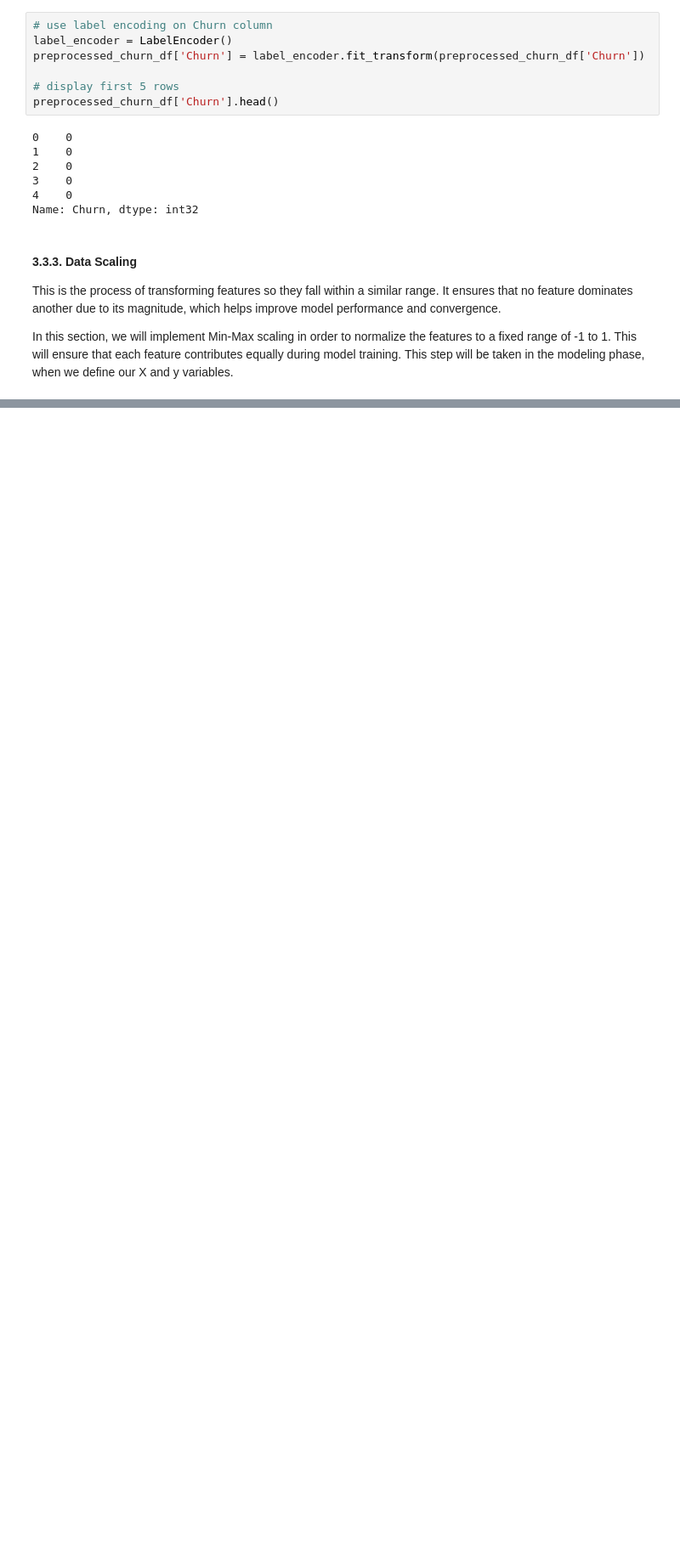
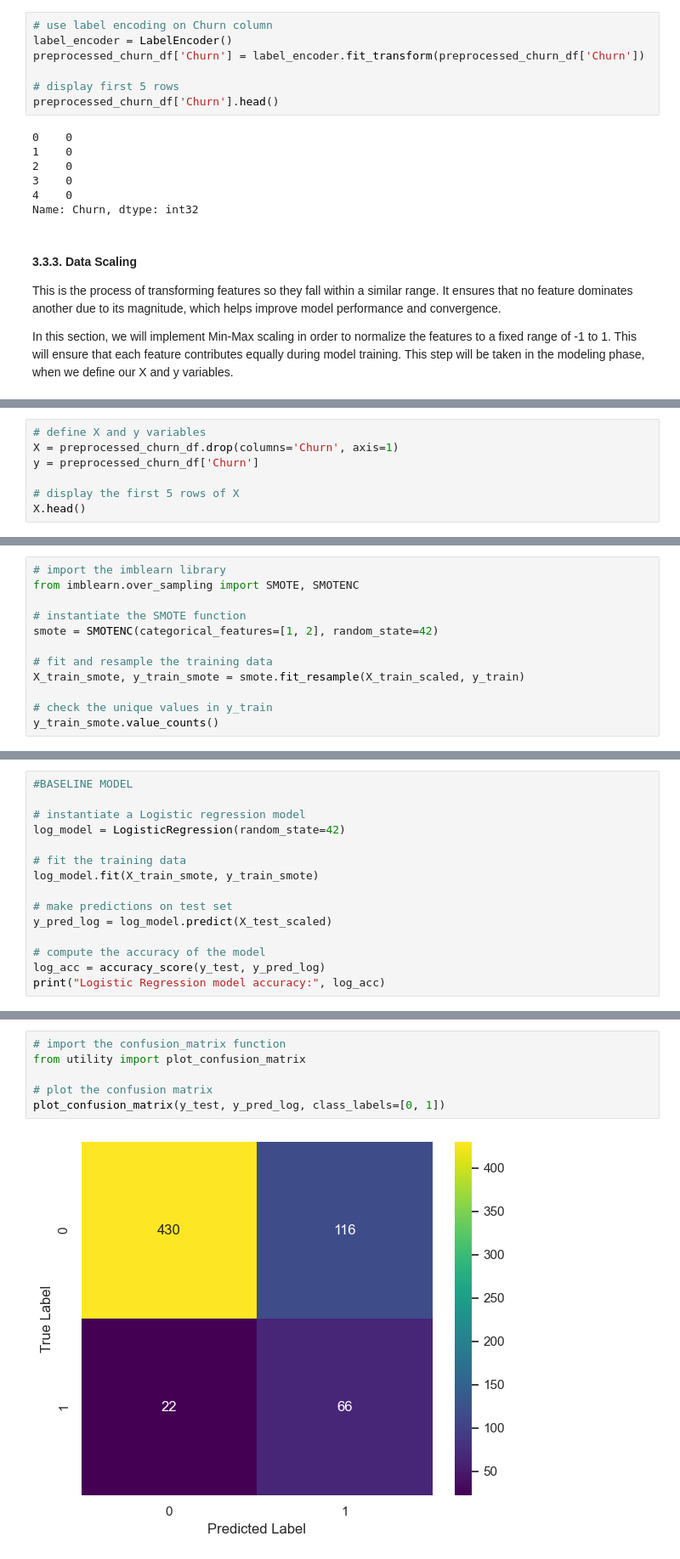
Before and after one commit to Mangelepa/Group5-phase3-project, a Jupyter notebook: phase3 project.ipynb, the cells around one changed output, grey strips where cells are left out. Shown at 85% size. Saved outputs shown, nothing was run; the diff lists cells and outputs as text; blank space fills up the shorter version.

Commit message:
modelling

```diff
--- a/phase3 project.ipynb
+++ b/phase3 project.ipynb
@@ -719,0 +766,7 @@ In this section, we will implement Min-Max scaling in order to normalize the fea
+# %%
+# define X and y variables
+X = preprocessed_churn_df.drop(columns='Churn', axis=1)
+y = preprocessed_churn_df['Churn']
+
+# display the first 5 rows of X
+X.head()
@@ -719,0 +833,12 @@ In this section, we will implement Min-Max scaling in order to normalize the fea
+# %%
+# import the imblearn library
+from imblearn.over_sampling import SMOTE, SMOTENC
+
+# instantiate the SMOTE function
+smote = SMOTENC(categorical_features=[1, 2], random_state=42)
+
+# fit and resample the training data
+X_train_smote, y_train_smote = smote.fit_resample(X_train_scaled, y_train)
+
+# check the unique values in y_train
+y_train_smote.value_counts()
@@ -719,0 +854,15 @@ In this section, we will implement Min-Max scaling in order to normalize the fea
+# %%
+#BASELINE MODEL
+
+# instantiate a Logistic regression model
+log_model = LogisticRegression(random_state=42)
+
+# fit the training data
+log_model.fit(X_train_smote, y_train_smote)
+
+# make predictions on test set
+y_pred_log = log_model.predict(X_test_scaled)
+
+# compute the accuracy of the model
+log_acc = accuracy_score(y_test, y_pred_log)
+print("Logistic Regression model accuracy:", log_acc)
@@ -719,0 +887,8 @@ In this section, we will implement Min-Max scaling in order to normalize the fea
+# %%
+# import the confusion_matrix function
+from utility import plot_confusion_matrix
+
+# plot the confusion matrix
+plot_confusion_matrix(y_test, y_pred_log, class_labels=[0, 1])
+# %% [output]
+[figure, added]
```
Also changed, not shown: parts of 48 cells of this notebook, 1 other file.
